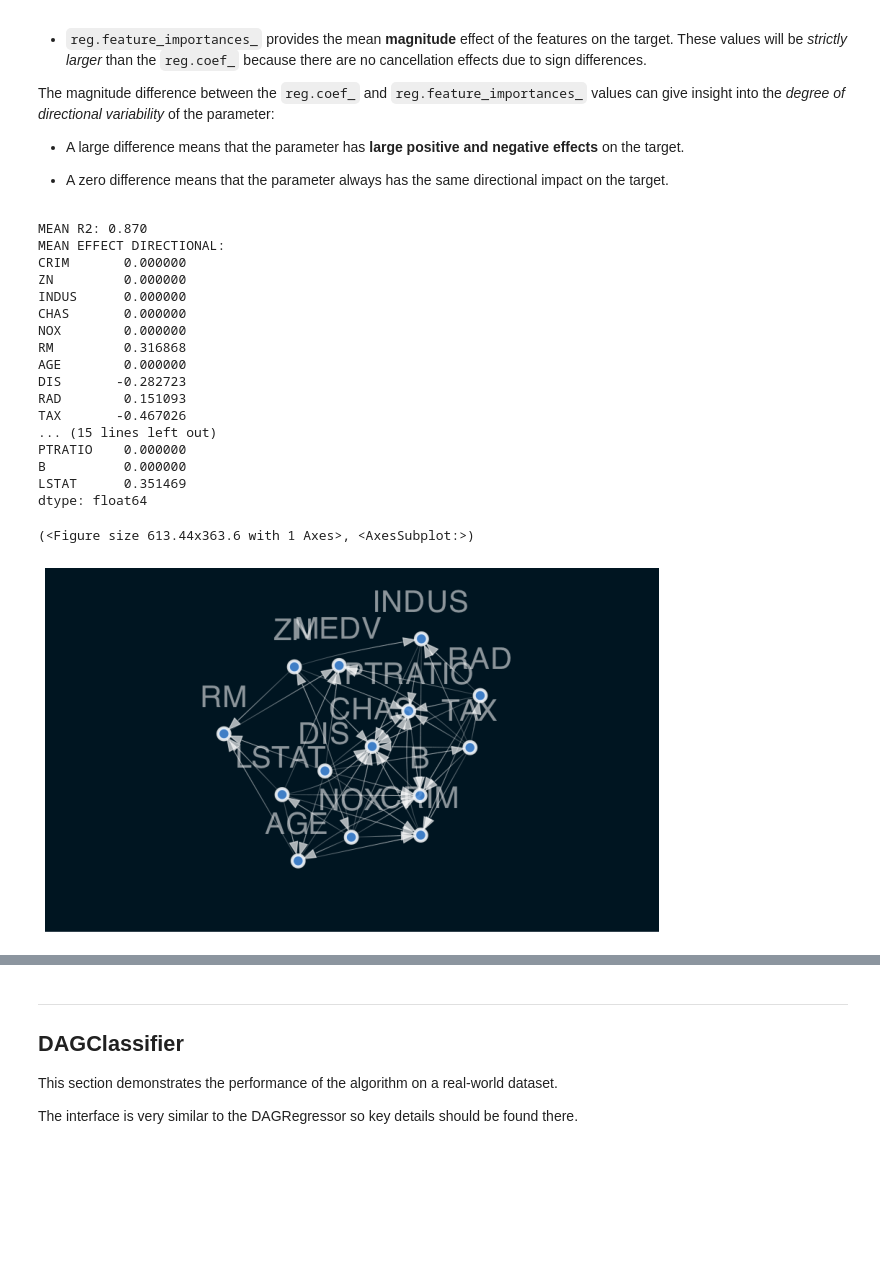
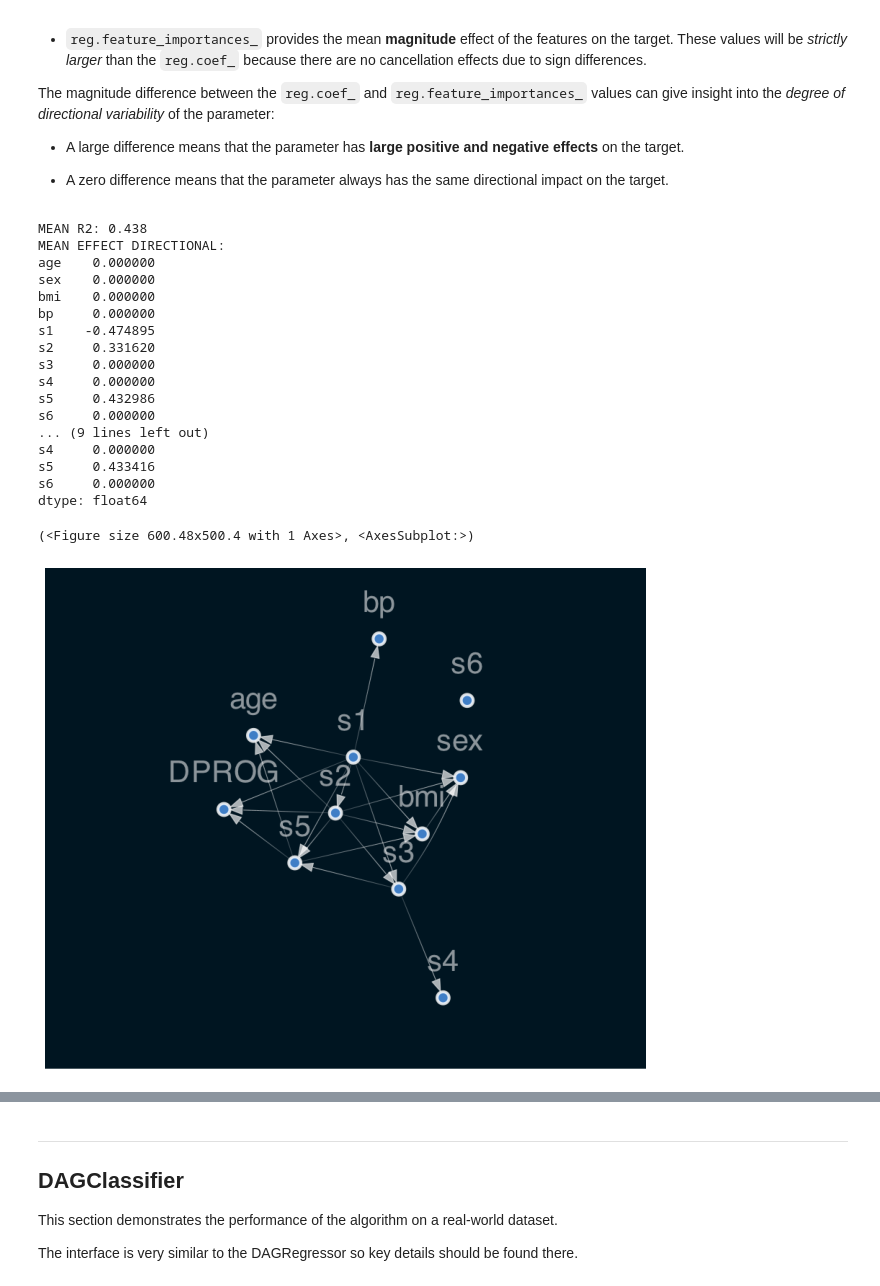
Before and after one commit to mckinsey/causalnex, a Jupyter notebook: docs/source/03_tutorial/sklearn_tutorial.ipynb, the cells around one changed output, grey strips where cells are left out. Cells and saved outputs as stored; diff of their text form; code cells hidden in the pictures; blank space fills up the shorter version.

```diff
--- a/docs/source/03_tutorial/sklearn_tutorial.ipynb
+++ b/docs/source/03_tutorial/sklearn_tutorial.ipynb
@@ -263,53 +318,56 @@ The magnitude difference between the `reg.coef_` and `reg.feature_importances_`
 
 - A zero difference means that the parameter always has the same directional impact on the target.
 # %%
-from sklearn.datasets import load_boston
-data = load_boston()
+from sklearn.datasets import load_diabetes
+import torch
+torch.manual_seed(0)
+data = load_diabetes()
 X, y = data.data, data.target
 names = data["feature_names"]
 
 from causalnex.structure import DAGRegressor
 reg = DAGRegressor(
-    alpha=0.001,
-    beta=2,
-    hidden_layer_units=[8, 8, 8],
+    threshold=0.0,
+    alpha=0.0001,
+    beta=0.2,
+    hidden_layer_units=[5],
     standardize=True,
     enforce_dag=True,
 )
 
 from sklearn.model_selection import cross_val_score
 from sklearn.model_selection import KFold
 scores = cross_val_score(reg, X, y, cv=KFold(shuffle=True, random_state=42))
 print(f'MEAN R2: {np.mean(scores).mean():.3f}')
 
 X = pd.DataFrame(X, columns=names)
-y = pd.Series(y, name="MEDV")
+y = pd.Series(y, name="DPROG")
 reg.fit(X, y)
 print("MEAN EFFECT DIRECTIONAL:")
 print(pd.Series(reg.coef_, index=names))
 print("MEAN EFFECT MAGNITUDE:")
 print(pd.Series(reg.feature_importances_, index=names))
 reg.plot_dag(enforce_dag=True)
 # %% [output]
-MEAN R2: 0.870
+MEAN R2: 0.438
 MEAN EFFECT DIRECTIONAL:
-CRIM       0.000000
-ZN         0.000000
-INDUS      0.000000
-CHAS       0.000000
-NOX        0.000000
-RM         0.316868
-AGE        0.000000
-DIS       -0.282723
-RAD        0.151093
-TAX       -0.467026
-... (15 lines left out)
-PTRATIO    0.000000
-B          0.000000
-LSTAT      0.351469
+age    0.000000
+sex    0.000000
+bmi    0.000000
+bp     0.000000
+s1    -0.474895
+s2     0.331620
+s3     0.000000
+s4     0.000000
+s5     0.432986
+s6     0.000000
+... (9 lines left out)
+s4     0.000000
+s5     0.433416
+s6     0.000000
 dtype: float64
-(<Figure size 613.44x363.6 with 1 Axes>, <AxesSubplot:>)
+(<Figure size 600.48x500.4 with 1 Axes>, <AxesSubplot:>)
-[figure, old version]
+[figure, new version]
 # %% [markdown]
 The `reg.get_edges_to_node` method allows for analysis of other edges in the graph easily.
 
```
Also changed, not shown: parts of 22 cells of this notebook, 1 other file.
